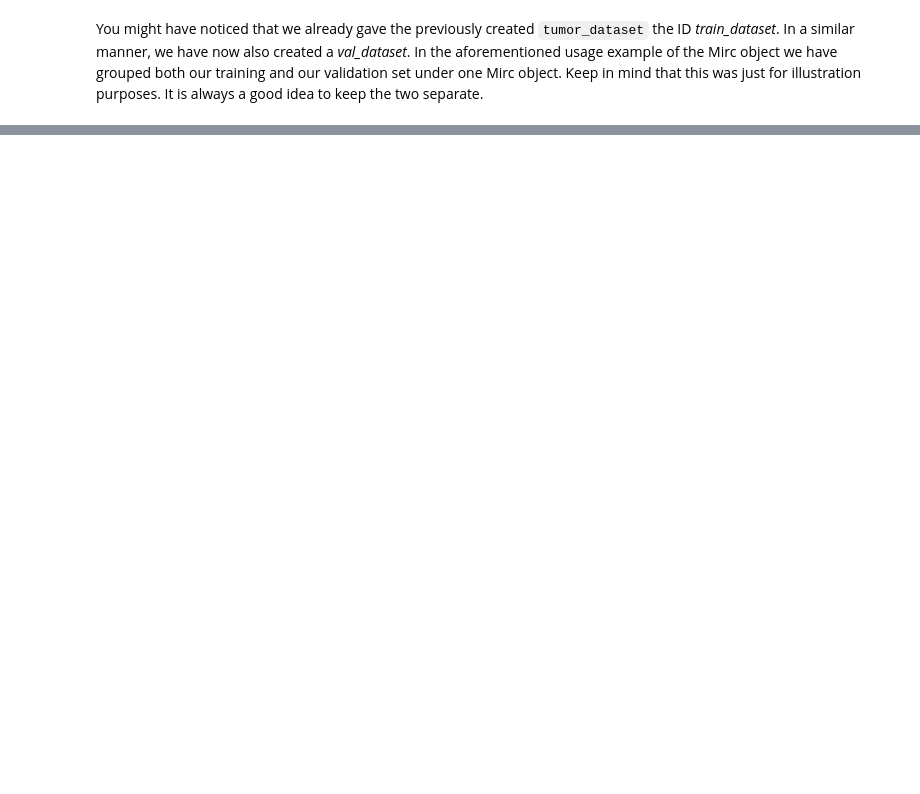
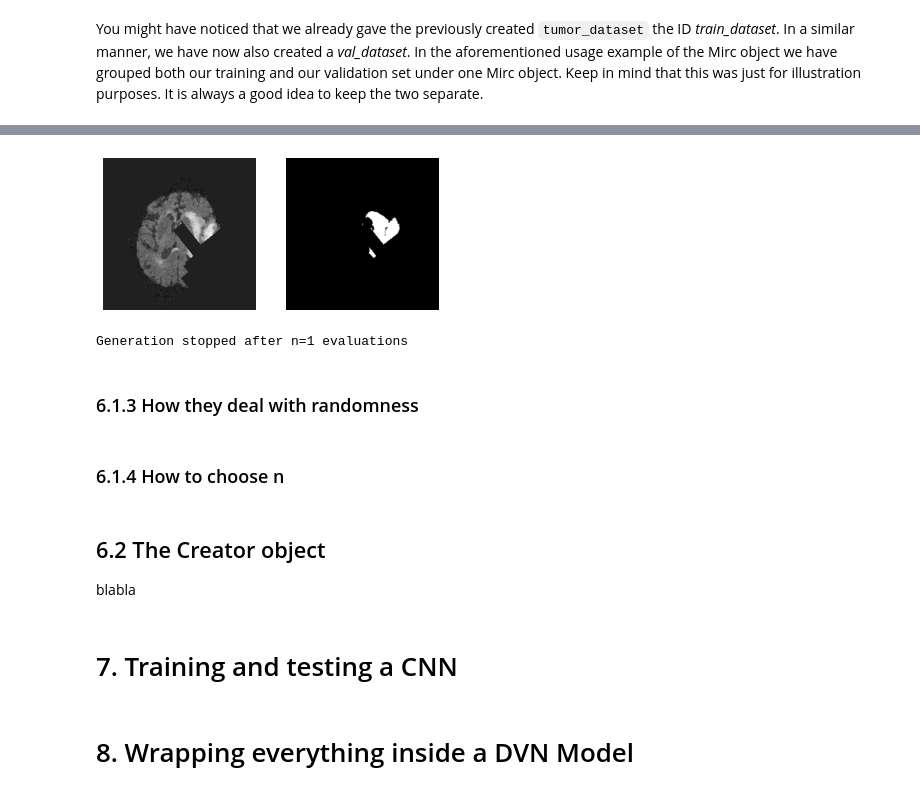
Before and after one commit to JeroenBertels/deepvoxnet2, a Jupyter notebook: demos/deepvoxnet2.ipynb, the cells around one changed output, grey strips where cells are left out. Saved outputs shown, nothing was run; the diff lists cells and outputs as text; code cells hidden in the pictures; blank space fills up the shorter version.

```diff
--- a/demos/deepvoxnet2.ipynb
+++ b/demos/deepvoxnet2.ipynb
@@ -288,0 +456,29 @@ For now, you can view an identifier as a record.
+# %%
+from deepvoxnet2.components.transformers import Buffer, Put
+
+mirc_input = _MircInput(["flair", "gt"])
+mirc_input.load(my_mirc_sampler[1])
+x_y = x_y_in = mirc_input()
+x, y = Split(indices=(0,))(x_y), Split(indices=(1,))(x_y)
+x, y = AffineDeformation(x, rotation_window_width=(1, 0, 0), translation_window_width=(10, 10, 0))(x, y)
+mask = Threshold(lower_threshold=0)(x)
+x = GaussianNoise(mean=0, std=20)(x)
+x, y = RandomCrop(mask, (51, 51, 51), nonzero=True, n=25)(x, y)
+x_y = Group()([x, y])
+x_y = Buffer(buffer_size=None)(x_y)
+x_y = Put(x_y_in)(x_y)
+visualize_transformer_output(x_y)
+# %% [output]
+[figure, added]
+Generation stopped after n=1 evaluations
+# %% [markdown]
+### 6.1.3 How they deal with randomness
+# %% [markdown]
+### 6.1.4 How to choose n
+# %% [markdown]
+## 6.2 The Creator object
+blabla
+# %% [markdown]
+# 7. Training and testing a CNN
+# %% [markdown]
+# 8. Wrapping everything inside a DVN Model
```
Also changed, not shown: parts of 23 cells of this notebook.
